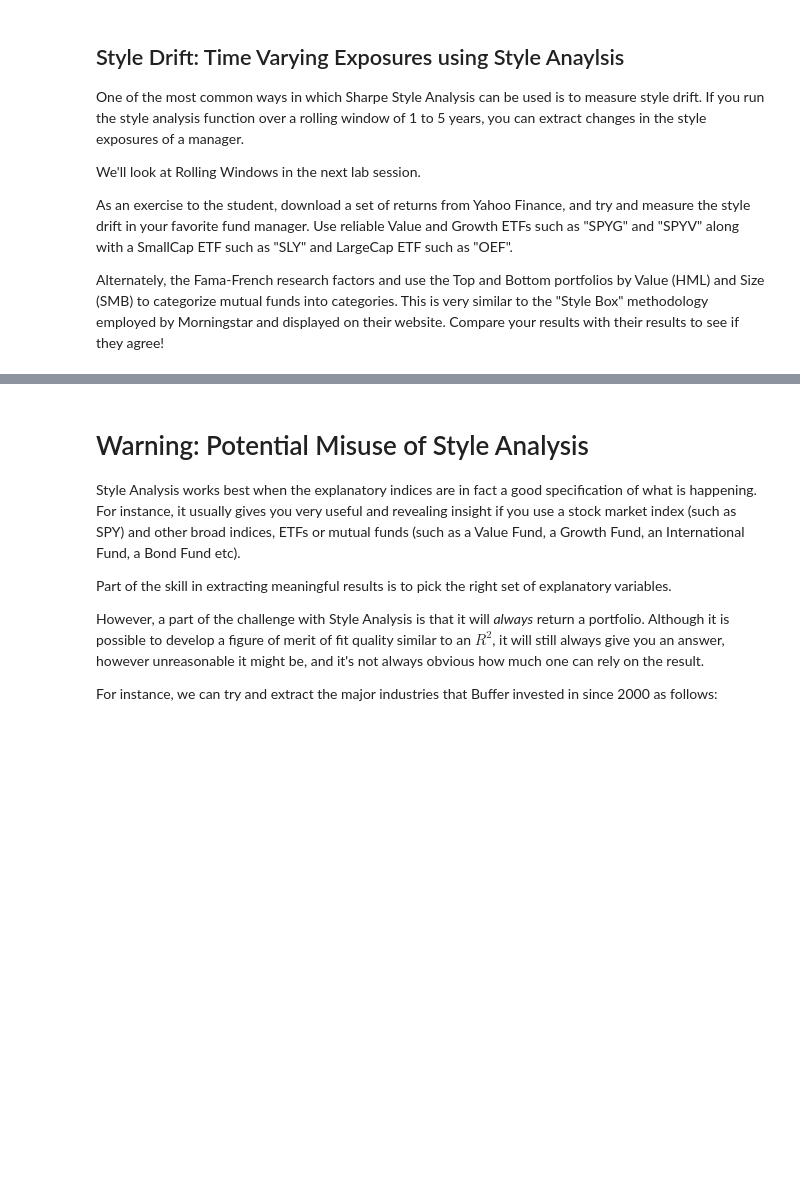
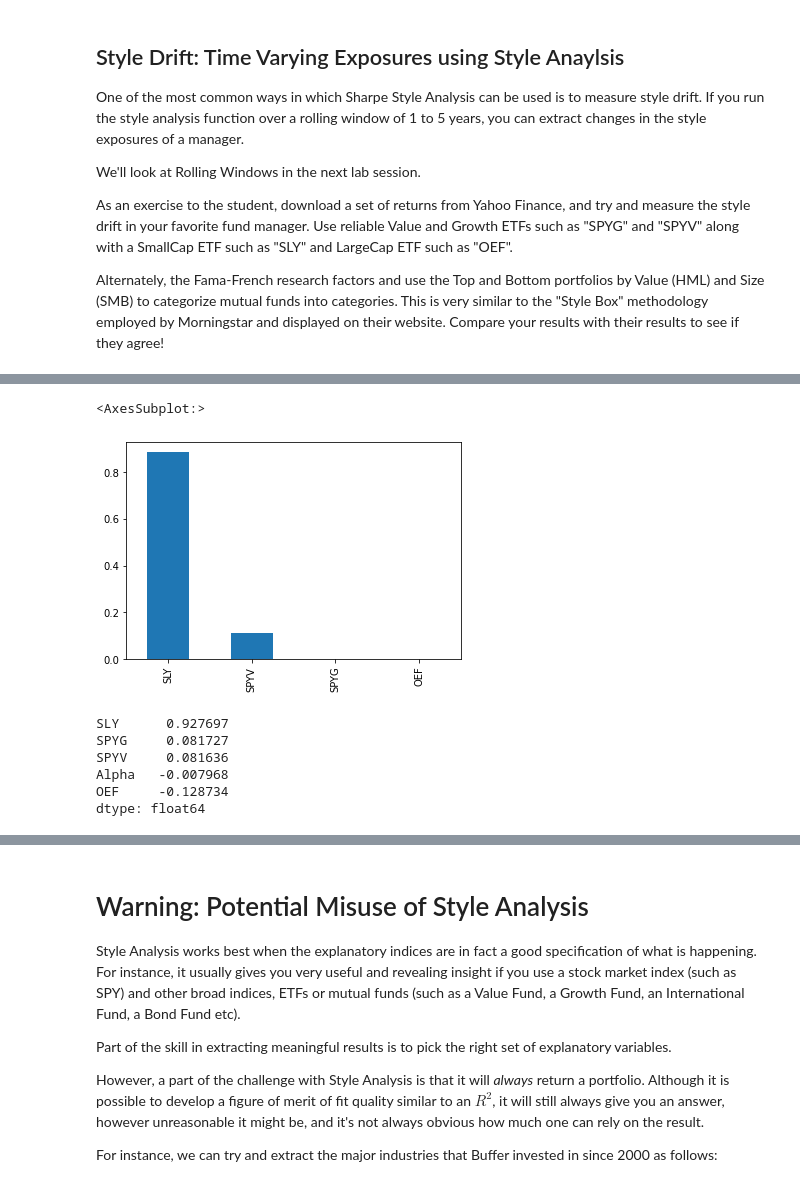
Before and after one commit to mikaelmarques/EDHEC-RISK, a Jupyter notebook: Course2/C2-notebooks/W1S2-02-Style_Analysis.ipynb, the cells around one changed output, grey strips where cells are left out. Saved outputs shown, nothing was run; the diff lists cells and outputs as text; code cells hidden in the pictures; blank space fills up the shorter version.

```diff
--- a/Course2/C2-notebooks/W1S2-02-Style_Analysis.ipynb
+++ b/Course2/C2-notebooks/W1S2-02-Style_Analysis.ipynb
@@ -98,0 +105,12 @@ Alternately, the Fama-French research factors and use the Top and Bottom portfol
+# %%
+import yfinance as yf
+tickers = ['SPYG', 'SPYV', 'SLY', 'OEF', 'FCPVX', 'VDIGX']
+data = yf.download(tickers,
+                  start = '2015-01-01',
+                  end = '2020-12-31',
+                  interval='1d'
+                  )
+data = data['Adj Close']
+data = data.pct_change().dropna()
+data_m = data.resample('M').apply(erk.compound).to_period('M')
+data_m.head()
@@ -98,0 +126,19 @@ Alternately, the Fama-French research factors and use the Top and Bottom portfol
+# %%
+dep_var = data_m['FCPVX']
+exp_var = data_m[['OEF', 'SLY', 'SPYG', 'SPYV']]
+weight_fid = erk.style_analysis(dep_var, exp_var)
+weight_fid.sort_values(ascending=False).head(6).plot.bar()
+# %% [output]
+<AxesSubplot:>
+[figure, added]
+# %%
+# To compare it to a regression analysis
+import edhec_risk_kit_204 as erk204
+erk204.ff_analysis(dep_var, exp_var).sort_values(ascending=False)
+# %% [output]
+SLY      0.927697
+SPYG     0.081727
+SPYV     0.081636
+Alpha   -0.007968
+OEF     -0.128734
+dtype: float64
```
Also changed, not shown: parts of 9 cells of this notebook, 2 other files.
